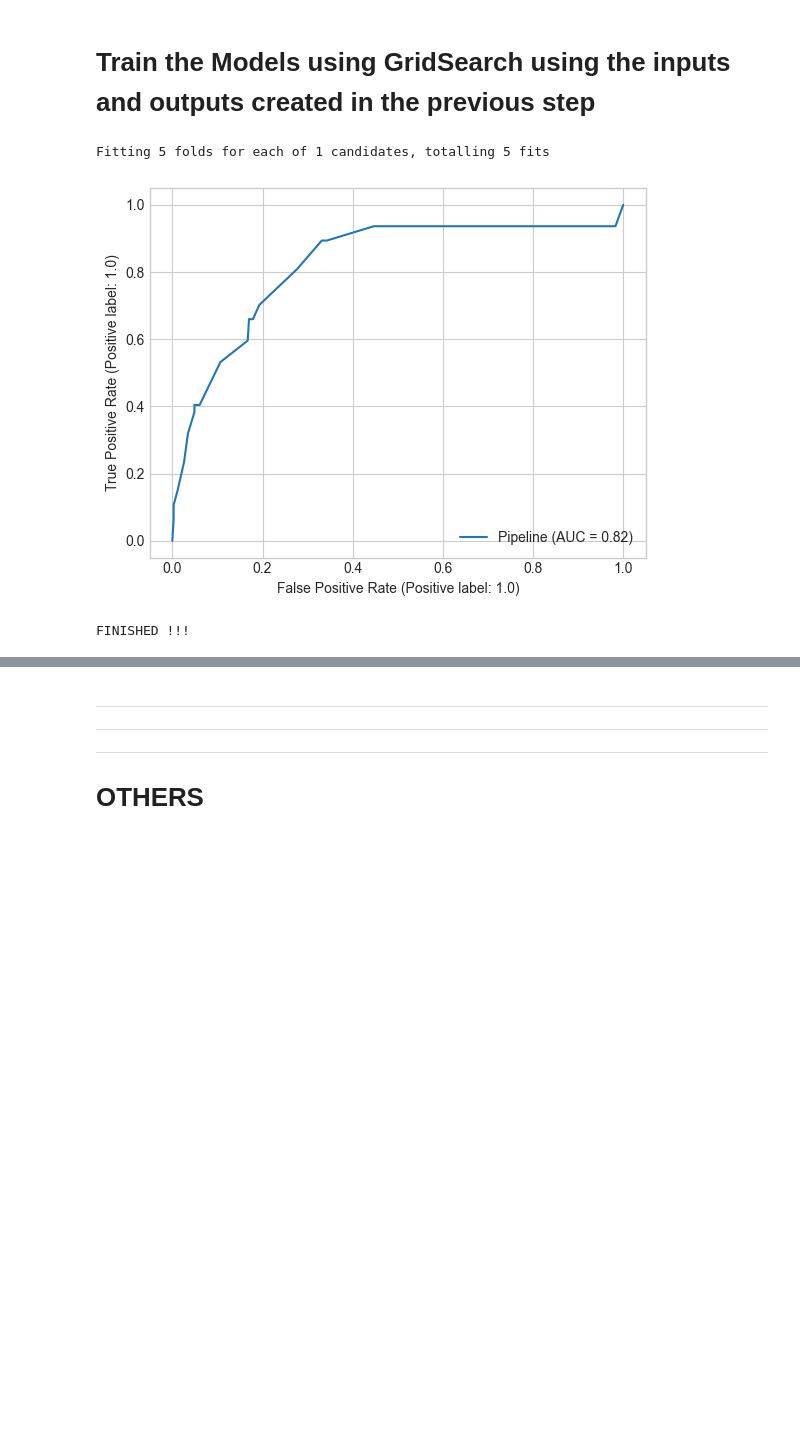
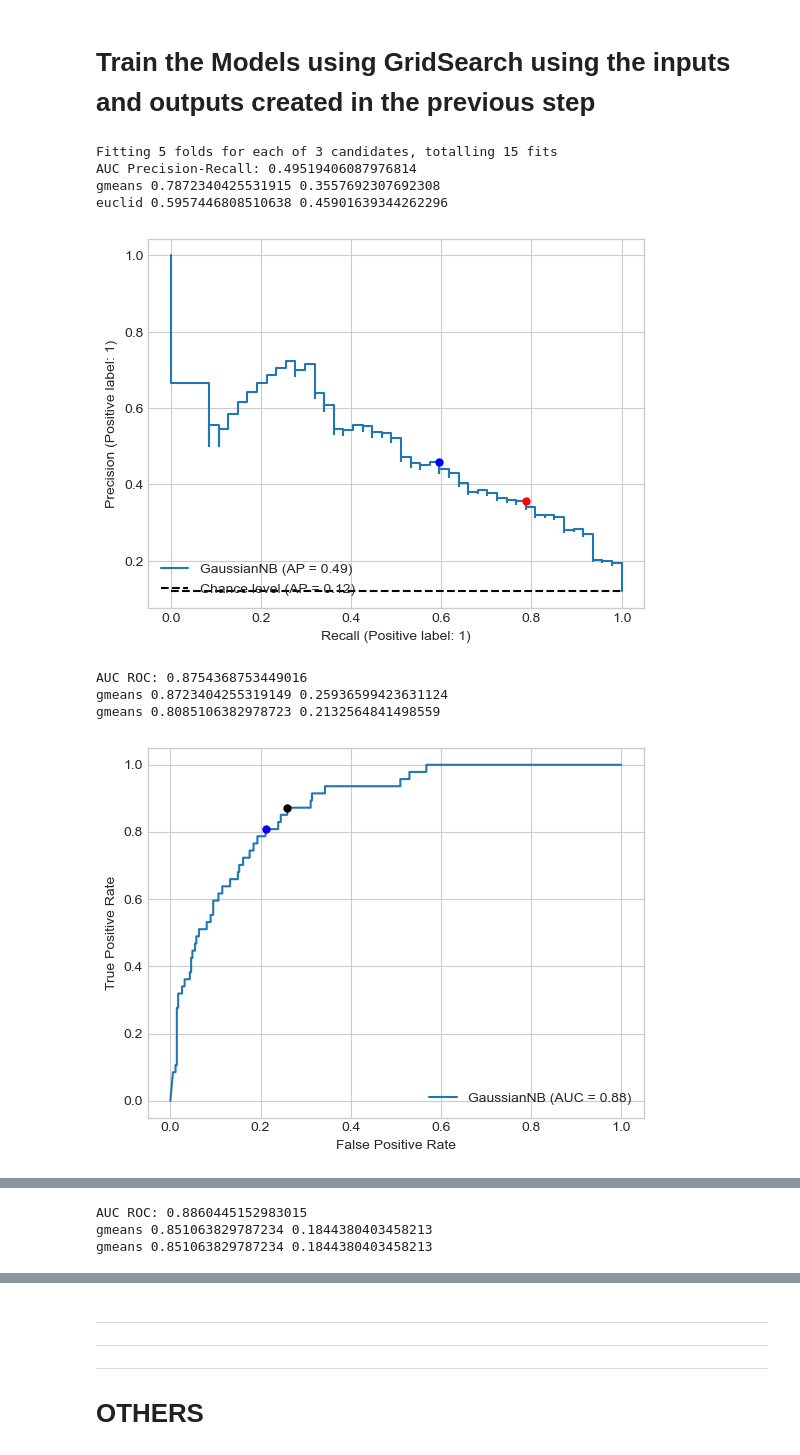
Before and after one commit to fabianopapaiz/als_prognosis_using_ensemble_imbalance, a Jupyter notebook: 05_Train_Validate_Models/05.10.1 - Single-Model Scenario - Train Models using Grid Search.ipynb, the cells around one changed output, grey strips where cells are left out. Drawn from its saved outputs; the diff is of its cells as text; code cells hidden in the pictures; blank space fills up the shorter version.

```diff
--- a/05_Train_Validate_Models/05.10.1 - Single-Model Scenario - Train Models using Grid Search.ipynb
+++ b/05_Train_Validate_Models/05.10.1 - Single-Model Scenario - Train Models using Grid Search.ipynb
@@ -77,58 +81,79 @@ param_grid = []
 TESTING = True
 # TESTING = False
 
 # utils_exec_models.create_models_SVM_grid(param_grid, testing=TESTING)
 # utils_exec_models.create_models_NB_grid(param_grid, testing=TESTING)
-utils_exec_models.create_models_DT_grid(param_grid, testing=TESTING)
+# utils_exec_models.create_models_DT_grid(param_grid, testing=TESTING)
 # utils_exec_models.create_models_kNN_grid(param_grid, testing=TESTING)
 # utils_exec_models.create_models_RF_grid(param_grid, testing=TESTING)
 # utils_exec_models.create_models_NN_grid(qty_features=X_train.shape[1],  param_grid=param_grid, testing=TESTING)
 
 #display(param_grid)
 
+params_grid = [
+    utils_exec_models.create_models_NB_grid(testing=TESTING),
+    utils_exec_models.create_models_SVM_grid(testing=TESTING),
+#     utils_exec_models.create_models_DT_grid(testing=TESTING),
+#     utils_exec_models.create_models_kNN_grid(testing=TESTING),
+#     utils_exec_models.create_models_RF_grid(testing=TESTING),
+#     utils_exec_models.create_models_NN_grid(qty_features=X_train.shape[1], testing=TESTING),
 
-if len(param_grid) > 0:
+]
 
-    ## execute GridSearch
-    grid, df_results_aux = utils_exec_models.exec_grid_search(
-        param_grid=param_grid,
-        X=X_train,
-        y=y_train,
-        cv=kfold,
-        verbose=1,
-        return_train_score=False,
-        sort_results=False,
-        dataset_info='Single-Model',
-        features_info='All Features',
-        #
-        n_jobs=8,
-        X_valid=X_valid,
-        y_valid=y_valid.values.ravel(),
-        plot_roc_curve=True,
-    )
+# print(params_grid)
 
+for param_grid in params_grid:
+    if len(param_grid) > 0:
 
-    if df_results is None:
-        df_results = df_results_aux
-    else:
-        df_results = pd.concat([df_results, df_results_aux])
+        ## execute GridSearch
+        grid, df_results_aux = utils_exec_models.exec_grid_search(
+            param_grid=param_grid,
+            X=X_train,
+            y=y_train,
+            cv=kfold,
+            verbose=1,
+            return_train_score=False,
+            sort_results=False,
+            dataset_info='Single-Model',
+            features_info='All Features',
+            #
+            n_jobs=8,
+            X_valid=X_valid,
+            y_valid=y_valid.values.ravel(),
+            plot_roc_curve=True,
+            refit='AUC',
+        )
 
-#     clear_output()
+    #     display(grid.cv_results_)
 
-    time.sleep(2)
+        if df_results is None:
+            df_results = df_results_aux
+        else:
+            df_results = pd.concat([df_results, df_results_aux])
 
+    #     clear_output()
+
+        time.sleep(2)
+
+#         break
 
 print()
 print('FINISHED !!!')
 
 
 # sort performances results and show results
 df_results = utils_exec_models.sort_performances_results(df=df_results)
 display(df_results)
 
 # save the results
 utils.save_to_csv(df=df_results, csv_file=csv_results_saved)
 # %% [output]
-Fitting 5 folds for each of 1 candidates, totalling 5 fits
+Fitting 5 folds for each of 3 candidates, totalling 15 fits
+AUC Precision-Recall: 0.49519406087976814
+gmeans 0.7872340425531915 0.3557692307692308
+euclid 0.5957446808510638 0.45901639344262296
-[figure, old version]
+[figure, new version]
-FINISHED !!!
+AUC ROC: 0.8754368753449016
+gmeans 0.8723404255319149 0.25936599423631124
+gmeans 0.8085106382978723 0.2132564841498559
+[figure, added]
@@ -134,0 +165,3 @@ FINISHED !!!
+AUC ROC: 0.8860445152983015
+gmeans 0.851063829787234 0.1844380403458213
+gmeans 0.851063829787234 0.1844380403458213
```
Also changed, not shown: parts of 9 cells of this notebook, 2 other files.
